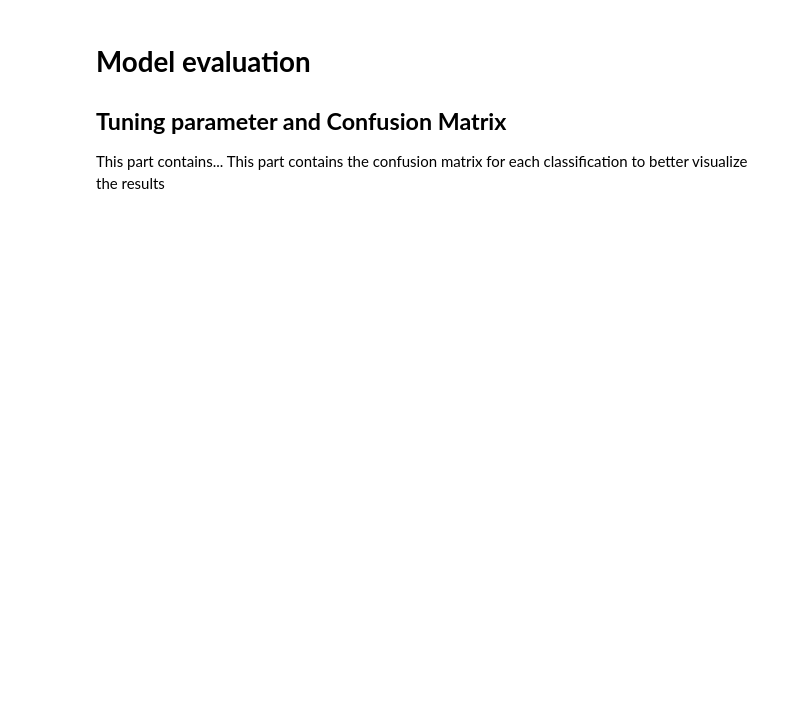
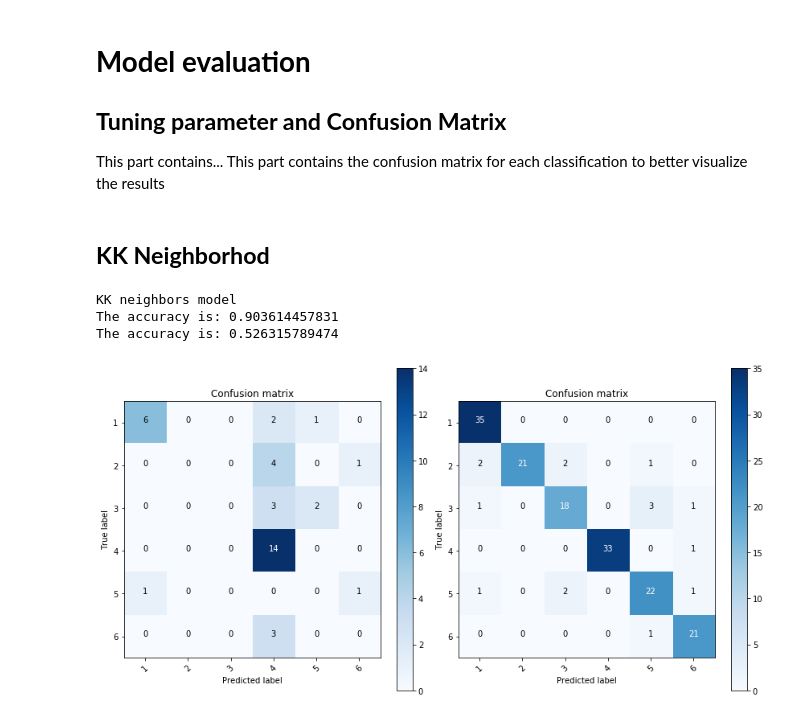
Before and after one commit to fernandolucasaa/Dice-Identification, a Jupyter notebook: main.ipynb, the cells around one changed output. Saved outputs shown, nothing was run; the diff lists cells and outputs as text; code cells hidden in the pictures; blank space fills up the shorter version.

```diff
--- a/main.ipynb
+++ b/main.ipynb
@@ -429,10 +369,14 @@ This part contains the confusion matrix for each classification to better visual
 # %%
-import itertools
-import matplotlib.pyplot as plt
+def plot_confusion_matrix(clf, data_x, data_y):
+    classes = ['1', '2', '3', '4', '5', '6']
 
-def plot_confusion_matrix(cm, classes,title='Confusion matrix',cmap=plt.cm.Blues):
-    plt.imshow(cm, interpolation='nearest', cmap=cmap)
-    plt.title(title)
+    Ypred = clf.predict(data_x)
+
+    # Computation of confusion matrix on testing set
+    cm = confusion_matrix(data_y, Ypred)
+
+    plt.imshow(cm, interpolation='nearest', cmap=plt.cm.Blues)
+    plt.title('Confusion matrix')
     plt.colorbar()
     tick_marks = np.arange(len(classes))
     plt.xticks(tick_marks, classes, rotation=45)
@@ -450,0 +440,46 @@ def plot_confusion_matrix(cm, classes,title='Confusion matrix',cmap=plt.cm.Blues
+# %% [markdown]
+## **KK Neighborhod**
+# %%
+%%time
+
+def KK(N):
+    print("KK neighbors model")
+
+    # Train on the first N train images
+    train_x = create_number_list(X_train[:N])
+    train_y = np.array(Y_train[:N])
+
+    # Test on the next N/6 test images:
+    test_x = create_number_list(X_test[:N/6])
+    test_y = np.array(Y_test[:N/6])
+
+    # Create the classifier using the scikit learn library
+    clf = KNeighborsClassifier(n_neighbors=1)
+
+    #Train the classifier
+    clf.fit(train_x, train_y)
+
+    #New set of values
+    test_x_photos, test_y_photos = read_test()
+
+    #Predict the results of the test dataset
+    predicted = clf.predict(test_x)
+    predicted_photos = clf.predict(test_x_photos)
+    print("The accuracy is: " + str(accuracy_score(test_y, predicted)))
+    print("The accuracy is: " + str(accuracy_score(test_y_photos, predicted_photos)))
+
+    #Plot confusion matrix for analyse the classification
+    plt.figure(figsize=(12,6))
+    plt.subplot(121)
+    plot_confusion_matrix(clf, test_x_photos, test_y_photos)
+
+    plt.subplot(122)
+    plot_confusion_matrix(clf, test_x, test_y)
+    plt.show()
+
+KK(1000)
+# %% [output]
+KK neighbors model
+The accuracy is: 0.903614457831
+The accuracy is: 0.526315789474
+[figure, added]
```
Also changed, not shown: parts of 38 cells of this notebook, 16 other files.
